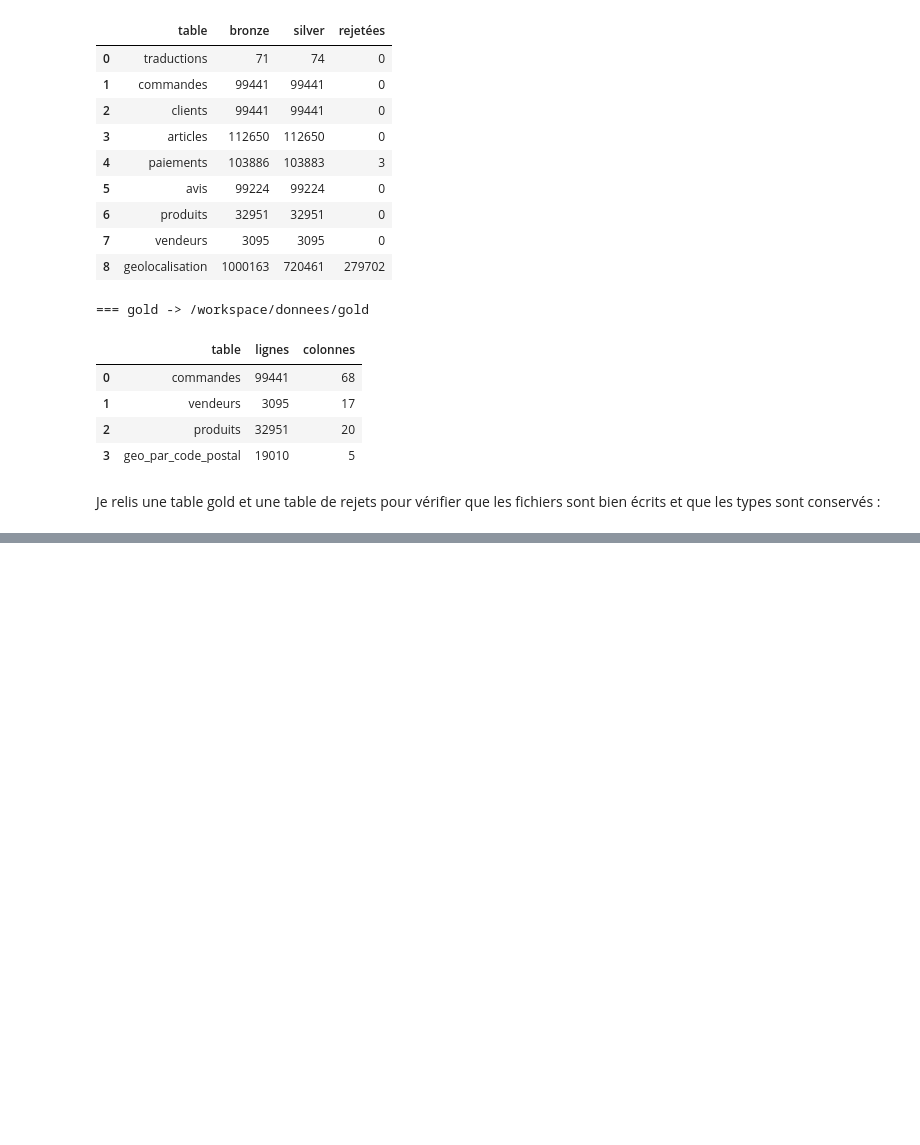
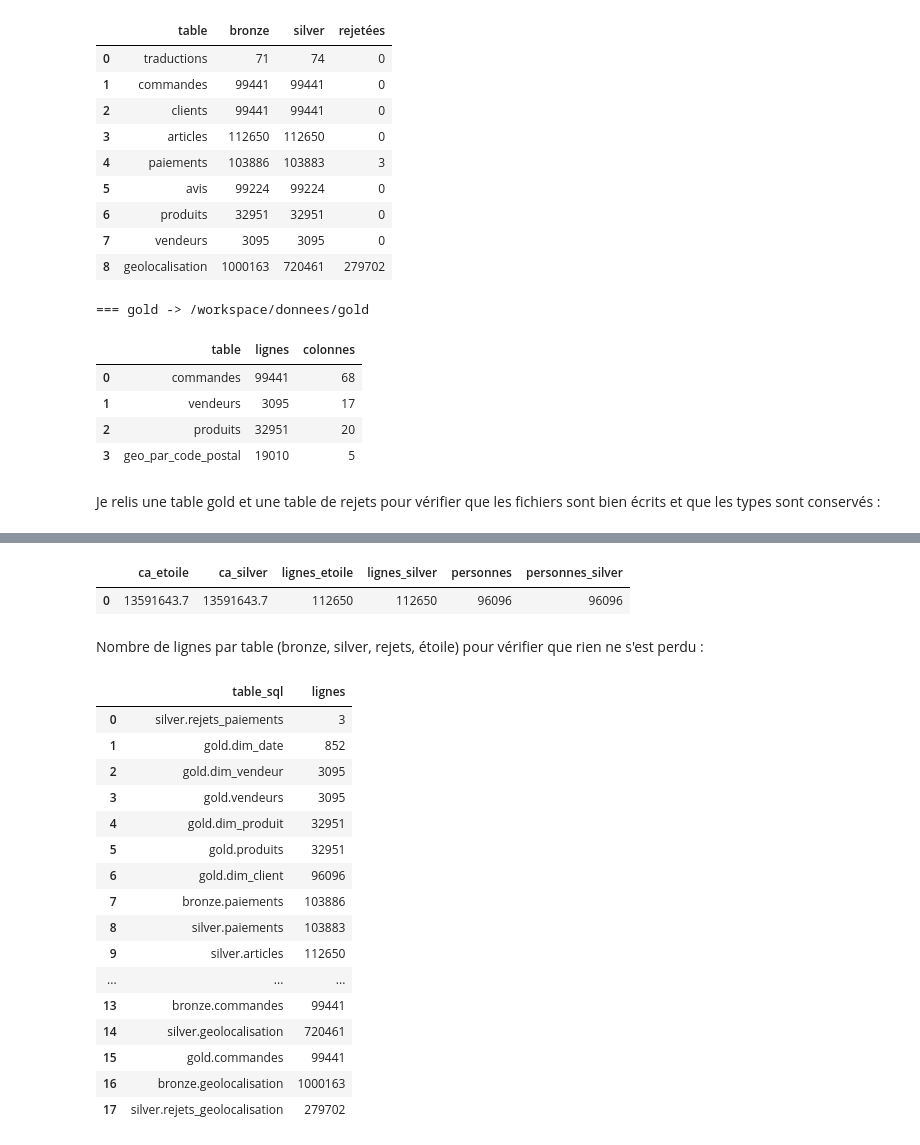
Before and after one commit to RaphaelDM/DataCoreStreaming, a Jupyter notebook: notebooks/01_exploration.ipynb, the cells around one changed output, grey strips where cells are left out. Drawn from its saved outputs; the diff is of its cells as text; code cells hidden in the pictures; blank space fills up the shorter version.

```diff
--- a/notebooks/01_exploration.ipynb
+++ b/notebooks/01_exploration.ipynb
@@ -852,0 +903,42 @@ Code postal  : ['69309', '99025', '12244']
+# %%
+import os
+
+pd.read_sql("""
+    SELECT (SELECT sum(prix)  FROM gold.fait_ventes)  AS ca_etoile,
+           (SELECT sum(price) FROM silver.articles)   AS ca_silver,
+           (SELECT count(*)   FROM gold.fait_ventes)  AS lignes_etoile,
+           (SELECT count(*)   FROM silver.articles)   AS lignes_silver,
+           (SELECT count(*)   FROM gold.dim_client)   AS personnes,
+           (SELECT count(DISTINCT customer_unique_id) FROM silver.clients) AS personnes_silver
+""", os.environ["DATABASE_URL"])
+# %% [output]
+|  | ca_etoile | ca_silver | lignes_etoile | lignes_silver | personnes | personnes_silver |
+| 0 | 13591643.7 | 13591643.7 | 112650 | 112650 | 96096 | 96096 |
+# %% [markdown]
+Nombre de lignes par table (bronze, silver, rejets, étoile) pour vérifier que rien ne s'est perdu :
+# %%
+tables = ["bronze.commandes", "silver.commandes", "bronze.articles", "silver.articles",
+          "bronze.paiements", "silver.paiements", "silver.rejets_paiements",
+          "bronze.geolocalisation", "silver.geolocalisation", "silver.rejets_geolocalisation",
+          "gold.commandes", "gold.vendeurs", "gold.produits",
+          "gold.dim_date", "gold.dim_client", "gold.dim_produit", "gold.dim_vendeur", "gold.fait_ventes"]
+requete = " UNION ALL ".join(f"SELECT '{t}' AS table_sql, count(*) AS lignes FROM {t}" for t in tables)
+pd.read_sql(requete, os.environ["DATABASE_URL"])
+# %% [output]
+|  | table_sql | lignes |
+| 0 | silver.rejets_paiements | 3 |
+| 1 | gold.dim_date | 852 |
+| 2 | gold.dim_vendeur | 3095 |
+| 3 | gold.vendeurs | 3095 |
+| 4 | gold.dim_produit | 32951 |
+| 5 | gold.produits | 32951 |
+| 6 | gold.dim_client | 96096 |
+| 7 | bronze.paiements | 103886 |
+| 8 | silver.paiements | 103883 |
+| 9 | silver.articles | 112650 |
+| ... | ... | ... |
+| 13 | bronze.commandes | 99441 |
+| 14 | silver.geolocalisation | 720461 |
+| 15 | gold.commandes | 99441 |
+| 16 | bronze.geolocalisation | 1000163 |
+| 17 | silver.rejets_geolocalisation | 279702 |
```
Also changed, not shown: parts of 10 cells of this notebook, 6 other files.
